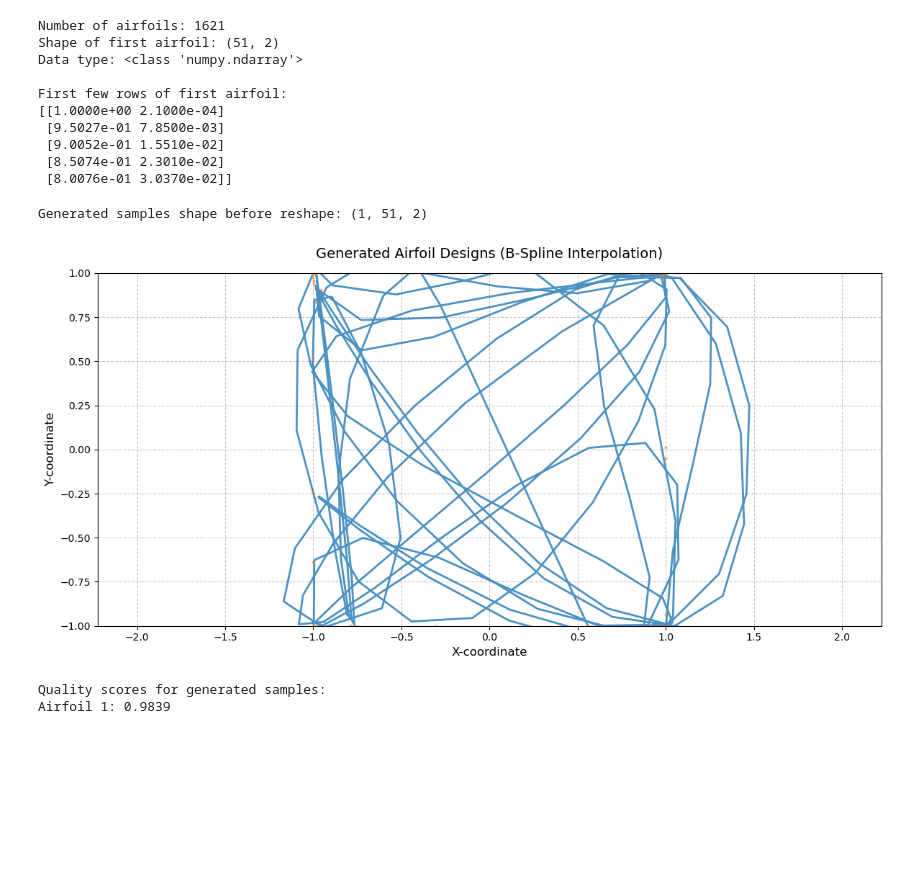
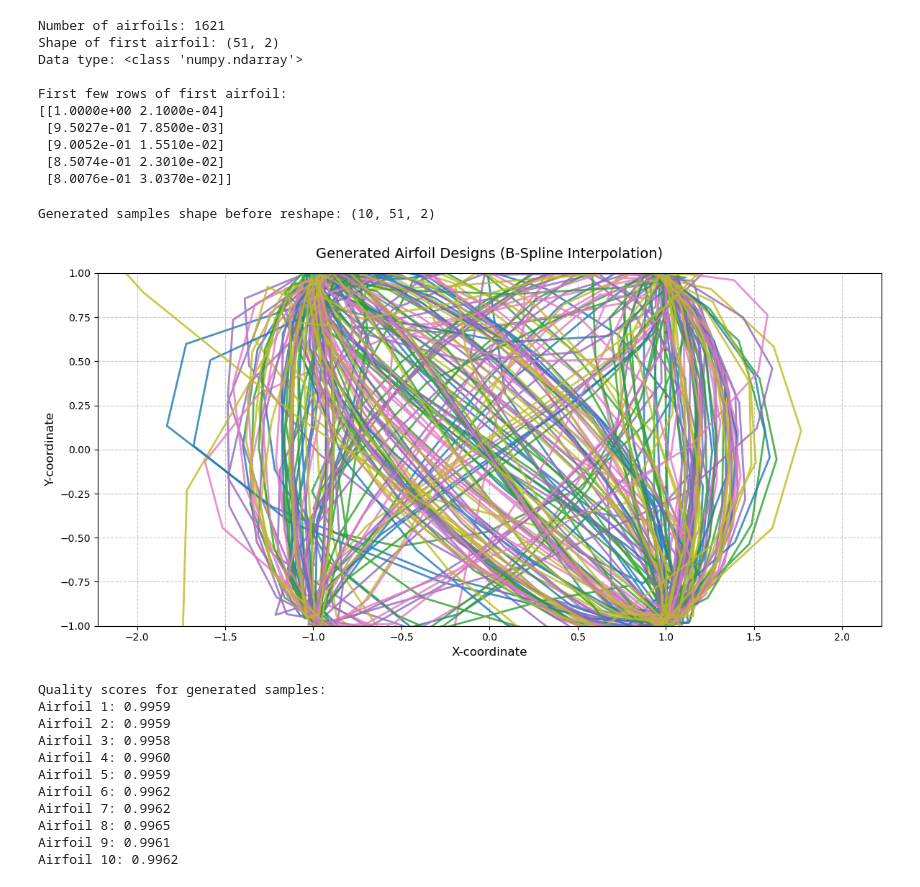
Before and after one commit to Toni0704/PADGAN, a Jupyter notebook: padgan.ipynb, the cells around one changed output. Cells and saved outputs as stored; diff of their text form; code cells hidden in the pictures; blank space fills up the shorter version.

```diff
--- a/padgan.ipynb
+++ b/padgan.ipynb
@@ -43,6 +43,25 @@ def load_airfoil_data(folder_path):
         data = np.loadtxt(file_path, skiprows=1)  # Assuming the first row is a header
         airfoil_data.append(data)
     return airfoil_data
+
+def normalize_airfoil_data(airfoil_data):
+    normalized_data = []
+    for airfoil in airfoil_data:
+        # Ensure each airfoil has exactly 51 points
+        if len(airfoil) != 51:
+            # Interpolate to get 51 points if needed
+            x = np.linspace(0, 1, 51)
+            y_interp = np.interp(x, np.linspace(0, 1, len(airfoil)), airfoil[:, 1])
+            normalized = np.column_stack((x, y_interp))
+        else:
+            normalized = airfoil.copy()
+
+        # Scale to [-1, 1]
+        normalized = 2 * (normalized - normalized.min()) / (normalized.max() - normalized.min()) - 1
+        normalized_data.append(normalized)
+
+    return np.array(normalized_data)
+
 
 def visualize_airfoil(airfoil_data, sample_size=10):
     plt.figure(figsize=(10, 5))
@@ -60,4 +79,6 @@ def visualize_airfoil(airfoil_data, sample_size=10):
 # Load and visualize airfoil data
 airfoil_data = load_airfoil_data('/Users/rishabh/Desktop/PADGAN/coord_seligFmt')  # Replace with your folder path
 visualize_airfoil(airfoil_data, sample_size=10)
+# Normalize the data
+normalized_airfoils = normalize_airfoil_data(airfoil_data)
 # %% [output]
@@ -340,38 +332,47 @@ def generate_new_airfoils(padgan, num_samples=10):
         xnew = interpolate.splev(tnew, tck, der=0)
         ynew = interpolate.splev(tnew, tck_y, der=0)
 
         # Plot the smooth curve
         plt.plot(xnew, ynew, linewidth=2, alpha=0.8)
         # Plot original points
         plt.plot(x, y, 'o', markersize=2, alpha=0.5)
 
     plt.title('Generated Airfoil Designs (B-Spline Interpolation)', fontsize=14, pad=15)
     plt.xlabel('X-coordinate', fontsize=12)
     plt.ylabel('Y-coordinate', fontsize=12)
     plt.axis('equal')
     plt.grid(True, linestyle='--', alpha=0.7)
     plt.xlim(-2.0, 2.0)  # Set reasonable x-axis limits
     plt.ylim(-1.0, 1.0)  # Set reasonable y-axis limits
     plt.tight_layout()
     plt.show()
 
     return generated_samples
 
 # Generate and visualize new airfoils
-new_airfoils = generate_new_airfoils(padgan, num_samples=1)
+new_airfoils = generate_new_airfoils(padgan, num_samples=10)
 
 # Print quality scores for generated samples
 # Reshape while preserving the original structure (51 points per airfoil)
 reshaped_airfoils = new_airfoils.reshape(new_airfoils.shape[0], -1, 2)
 quality_scores = padgan.performance_estimator(reshaped_airfoils)
 print("\nQuality scores for generated samples:")
 for i, score in enumerate(quality_scores):
     print(f"Airfoil {i+1}: {score[0]:.4f}")
 # %% [output]
-Generated samples shape before reshape: (1, 51, 2)
+Generated samples shape before reshape: (10, 51, 2)
-[figure, old version]
+[figure, new version]
 Quality scores for generated samples:
-Airfoil 1: 0.9839
+Airfoil 1: 0.9959
+Airfoil 2: 0.9959
+Airfoil 3: 0.9958
+Airfoil 4: 0.9960
+Airfoil 5: 0.9959
+Airfoil 6: 0.9962
+Airfoil 7: 0.9962
+Airfoil 8: 0.9965
+Airfoil 9: 0.9961
+Airfoil 10: 0.9962
 # %%
 new_airfoils.shape
 # %% [output]
```
Also changed, not shown: parts of 3 cells of this notebook.
